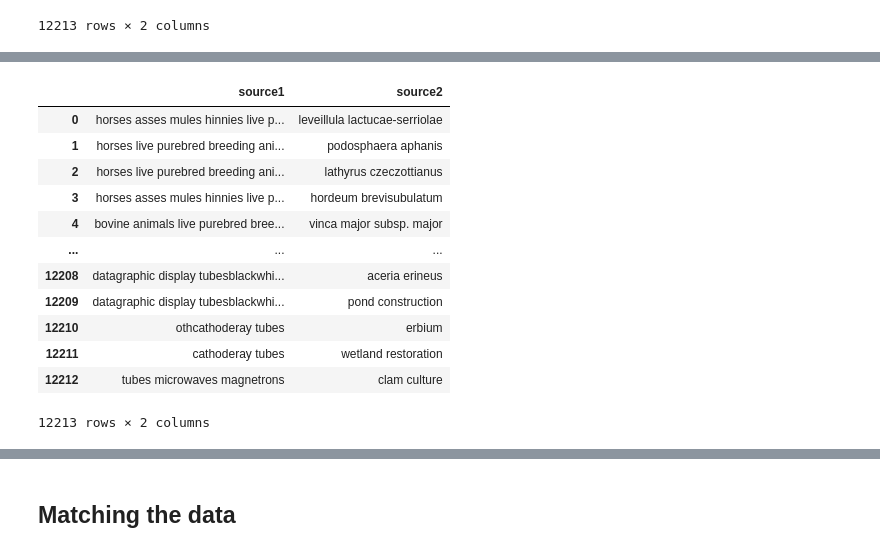
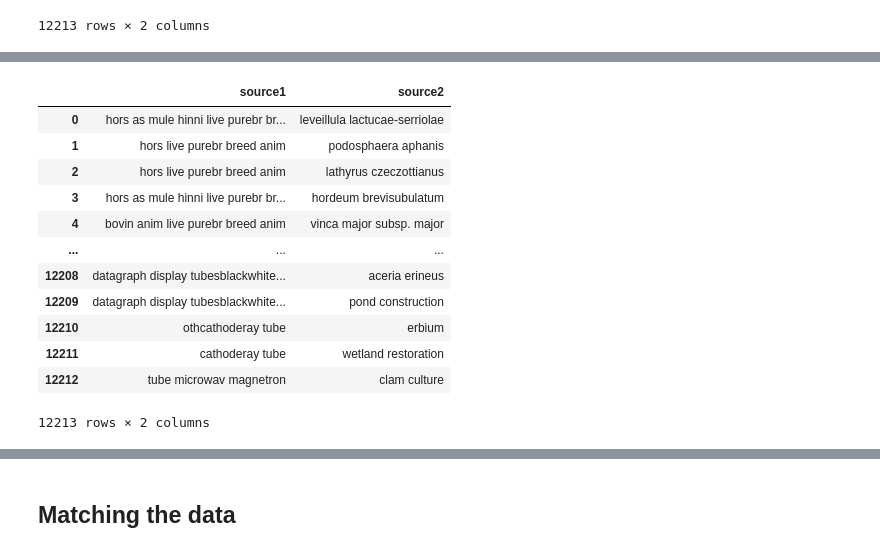
Before and after one commit to franchiseBoyz/Vocabulary_matching, a Jupyter notebook: notebook.ipynb, the cells around one changed output, grey strips where cells are left out. Cells and saved outputs as stored; diff of their text form; code cells hidden in the pictures.

```diff
--- a/notebook.ipynb
+++ b/notebook.ipynb
@@ -153,7 +162,7 @@ reporting_data
 12213 rows × 2 columns
 # %%
 # Removing digits from the source1 column
-reporting_data['source1'] = reporting_data['source1'].apply(lambda x: re.sub('W*dw', '', x))
+reporting_data['source1'] = reporting_data['source1'].apply(lambda x: re.sub('\d', '', x))
 reporting_data
 # %% [output]
 |  | source1 | source2 |
@@ -169,3 +178,10 @@ reporting_data
 | 12211 | other cathoderay tubes | wetland restoration |
 | 12212 | tubes for microwaves magnetrons | clam culture |
 12213 rows × 2 columns
+# %%
+# Tokenizing
+nltk.download('punkt')
+
+reporting_data['source1'] = reporting_data['source1'].apply(lambda x: nltk.word_tokenize(x))
+#reporting_data['source2'] = reporting_data['source2'].apply(lambda x: nltk.word_tokenize(x))
+reporting_data
@@ -171,0 +204,13 @@ reporting_data
+# %%
+# Removing stop words
+nltk.download('stopwords')
+
+def remove_stopwords_func(text):
+  t = [token for token in text if token not in stopwords.words('english')]
+  text = ' '.join(t)
+  return text
+
+# Appling the function to the dataframe
+reporting_data['source1'] = reporting_data['source1'].apply(remove_stopwords_func)
+#reporting_data['source2'] = reporting_data['source2'].apply(remove_stopwords_func)
+reporting_data
@@ -171,0 +233,9 @@ reporting_data
+# %%
+# Stemminng
+stemmer = SnowballStemmer(language='english')
+def stem_words(text):
+    return " ".join([stemmer.stem(word) for word in text.split()])
+
+reporting_data['source1'] = reporting_data['source1'].astype(str).apply(stem_words)
+#reporting_data['source2'] = reporting_data['source2'].astype(str).apply(stem_words)
+reporting_data
@@ -172,12 +256,12 @@ reporting_data
 # %%
-# Removing stopwords
-stop_words = set(stopwords.words('english'))
-stop_words.add('subject')
-stop_words.add('http')
+# Lemmatizing
+nltk.download('wordnet')
 
-def remove_stopwords(text):
-    return " ".join([word for word in str(text).split() if word not in stop_words])
+lemmatizer = WordNetLemmatizer()
+def lemmatize_words(text):
+    return " ".join([lemmatizer.lemmatize(word) for word in text.split()])
 
-reporting_data['source1'] = reporting_data['source1'].apply(lambda x: remove_stopwords(x))
+reporting_data['source1'] = reporting_data['source1'].apply(lambda x:lemmatize_words(x))
+#reporting_data['source2'] = reporting_data['source2'].apply(lambda x:lemmatize_words(x))
 reporting_data
 # %% [output]
@@ -184,13 +270,13 @@ reporting_data
 |  | source1 | source2 |
-| 0 | horses asses mules hinnies live p... | leveillula lactucae-serriolae |
-| 1 | horses live purebred breeding ani... | podosphaera aphanis |
-| 2 | horses live purebred breeding ani... | lathyrus czeczottianus |
-| 3 | horses asses mules hinnies live p... | hordeum brevisubulatum |
-| 4 | bovine animals live purebred bree... | vinca major subsp. major |
+| 0 | hors as mule hinni live purebr br... | leveillula lactucae-serriolae |
+| 1 | hors live purebr breed anim | podosphaera aphanis |
+| 2 | hors live purebr breed anim | lathyrus czeczottianus |
+| 3 | hors as mule hinni live purebr br... | hordeum brevisubulatum |
+| 4 | bovin anim live purebr breed anim | vinca major subsp. major |
 | ... | ... | ... |
-| 12208 | datagraphic display tubesblackwhi... | aceria erineus |
-| 12209 | datagraphic display tubesblackwhi... | pond construction |
-| 12210 | othcathoderay tubes | erbium |
-| 12211 | cathoderay tubes | wetland restoration |
-| 12212 | tubes microwaves magnetrons | clam culture |
+| 12208 | datagraph display tubesblackwhite... | aceria erineus |
+| 12209 | datagraph display tubesblackwhite... | pond construction |
+| 12210 | othcathoderay tube | erbium |
+| 12211 | cathoderay tube | wetland restoration |
+| 12212 | tube microwav magnetron | clam culture |
-12213 rows × 2 columns
+12213 rows × 2 columns
```
Also changed, not shown: parts of 26 cells of this notebook.
